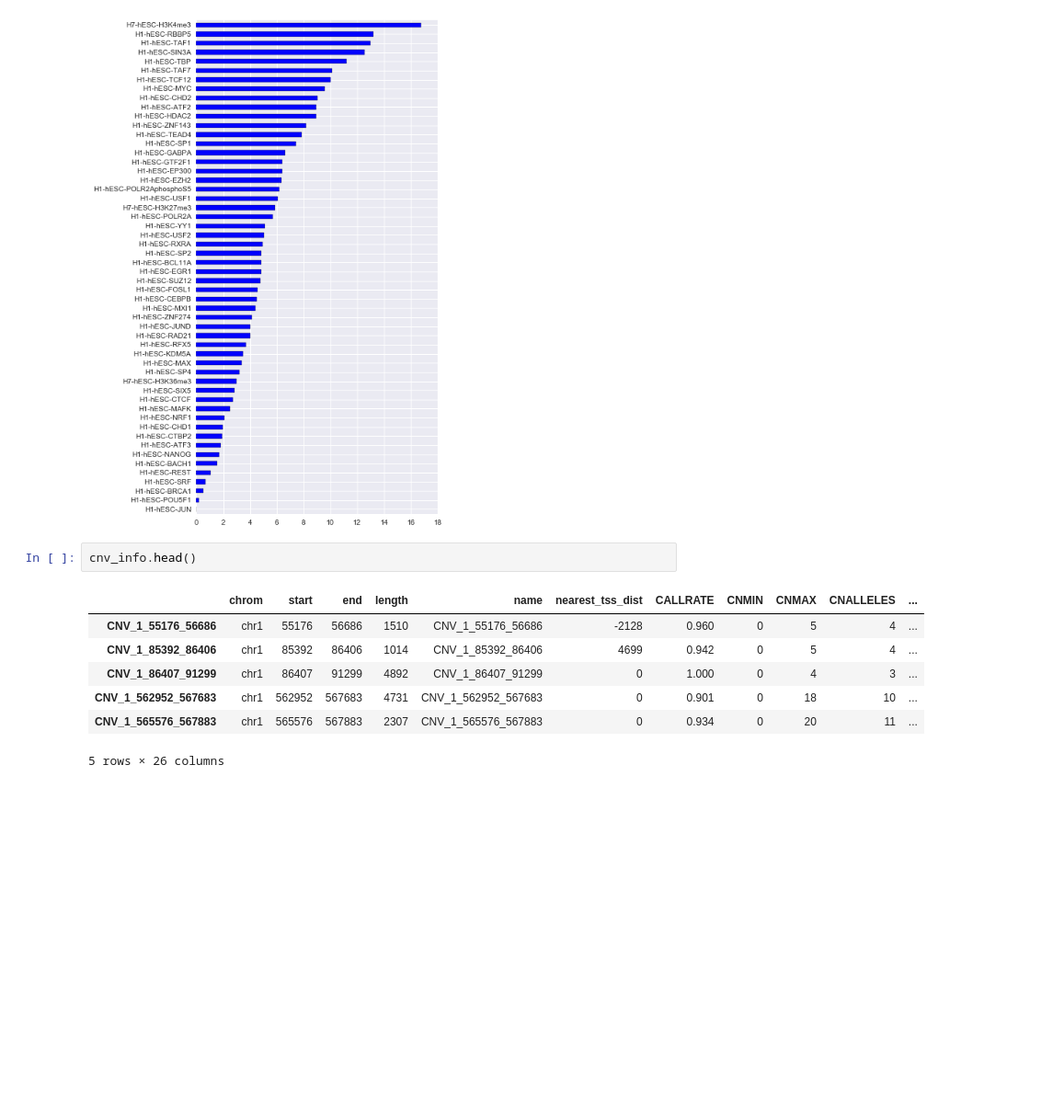
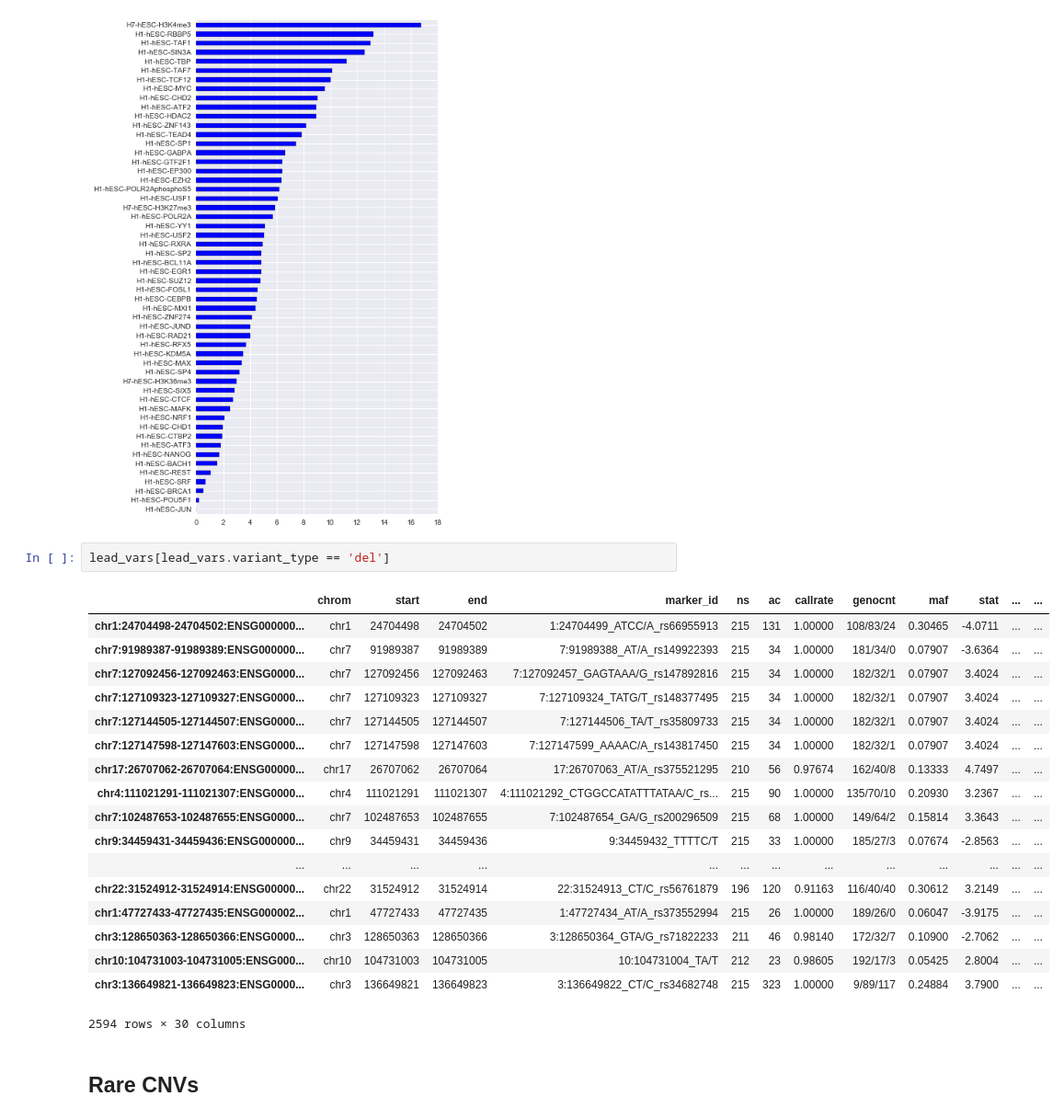
Before and after one commit to frazer-lab/cardips-ipsc-eqtl, a Jupyter notebook: notebooks/CNV Analysis.ipynb, the cells around one changed output. Shown at 92% size. Saved outputs shown, nothing was run; the diff lists cells and outputs as text; blank space fills up the shorter version.

```diff
--- a/notebooks/CNV Analysis.ipynb
+++ b/notebooks/CNV Analysis.ipynb
@@ -330,13 +360,26 @@ plt.figure(figsize=(7, 10))
 plt.tight_layout()
 # %% [output]
 [figure]
-# %%
-cnv_info.head()
-# %% [output]
-|  | chrom | start | end | length | name | nearest_tss_dist | CALLRATE | CNMIN | CNMAX | CNALLELES | ... |
-| CNV_1_55176_56686 | chr1 | 55176 | 56686 | 1510 | CNV_1_55176_56686 | -2128 | 0.960 | 0 | 5 | 4 | ... |
-| CNV_1_85392_86406 | chr1 | 85392 | 86406 | 1014 | CNV_1_85392_86406 | 4699 | 0.942 | 0 | 5 | 4 | ... |
-| CNV_1_86407_91299 | chr1 | 86407 | 91299 | 4892 | CNV_1_86407_91299 | 0 | 1.000 | 0 | 4 | 3 | ... |
-| CNV_1_562952_567683 | chr1 | 562952 | 567683 | 4731 | CNV_1_562952_567683 | 0 | 0.901 | 0 | 18 | 10 | ... |
-| CNV_1_565576_567883 | chr1 | 565576 | 567883 | 2307 | CNV_1_565576_567883 | 0 | 0.934 | 0 | 20 | 11 | ... |
-5 rows × 26 columns
+# %%
+lead_vars[lead_vars.variant_type == 'del']
+# %% [output]
+|  | chrom | start | end | marker_id | ns | ac | callrate | genocnt | maf | stat | ... | ... |
+| chr1:24704498-24704502:ENSG000000... | chr1 | 24704498 | 24704502 | 1:24704499_ATCC/A_rs66955913 | 215 | 131 | 1.00000 | 108/83/24 | 0.30465 | -4.0711 | ... | ... |
+| chr7:91989387-91989389:ENSG000000... | chr7 | 91989387 | 91989389 | 7:91989388_AT/A_rs149922393 | 215 | 34 | 1.00000 | 181/34/0 | 0.07907 | -3.6364 | ... | ... |
+| chr7:127092456-127092463:ENSG0000... | chr7 | 127092456 | 127092463 | 7:127092457_GAGTAAA/G_rs147892816 | 215 | 34 | 1.00000 | 182/32/1 | 0.07907 | 3.4024 | ... | ... |
+| chr7:127109323-127109327:ENSG0000... | chr7 | 127109323 | 127109327 | 7:127109324_TATG/T_rs148377495 | 215 | 34 | 1.00000 | 182/32/1 | 0.07907 | 3.4024 | ... | ... |
+| chr7:127144505-127144507:ENSG0000... | chr7 | 127144505 | 127144507 | 7:127144506_TA/T_rs35809733 | 215 | 34 | 1.00000 | 182/32/1 | 0.07907 | 3.4024 | ... | ... |
+| chr7:127147598-127147603:ENSG0000... | chr7 | 127147598 | 127147603 | 7:127147599_AAAAC/A_rs143817450 | 215 | 34 | 1.00000 | 182/32/1 | 0.07907 | 3.4024 | ... | ... |
+| chr17:26707062-26707064:ENSG00000... | chr17 | 26707062 | 26707064 | 17:26707063_AT/A_rs375521295 | 210 | 56 | 0.97674 | 162/40/8 | 0.13333 | 4.7497 | ... | ... |
+| chr4:111021291-111021307:ENSG0000... | chr4 | 111021291 | 111021307 | 4:111021292_CTGGCCATATTTATAA/C_rs... | 215 | 90 | 1.00000 | 135/70/10 | 0.20930 | 3.2367 | ... | ... |
+| chr7:102487653-102487655:ENSG0000... | chr7 | 102487653 | 102487655 | 7:102487654_GA/G_rs200296509 | 215 | 68 | 1.00000 | 149/64/2 | 0.15814 | 3.3643 | ... | ... |
+| chr9:34459431-34459436:ENSG000000... | chr9 | 34459431 | 34459436 | 9:34459432_TTTTC/T | 215 | 33 | 1.00000 | 185/27/3 | 0.07674 | -2.8563 | ... | ... |
+| ... | ... | ... | ... | ... | ... | ... | ... | ... | ... | ... | ... | ... |
+| chr22:31524912-31524914:ENSG00000... | chr22 | 31524912 | 31524914 | 22:31524913_CT/C_rs56761879 | 196 | 120 | 0.91163 | 116/40/40 | 0.30612 | 3.2149 | ... | ... |
+| chr1:47727433-47727435:ENSG000002... | chr1 | 47727433 | 47727435 | 1:47727434_AT/A_rs373552994 | 215 | 26 | 1.00000 | 189/26/0 | 0.06047 | -3.9175 | ... | ... |
+| chr3:128650363-128650366:ENSG0000... | chr3 | 128650363 | 128650366 | 3:128650364_GTA/G_rs71822233 | 211 | 46 | 0.98140 | 172/32/7 | 0.10900 | -2.7062 | ... | ... |
+| chr10:104731003-104731005:ENSG000... | chr10 | 104731003 | 104731005 | 10:104731004_TA/T | 212 | 23 | 0.98605 | 192/17/3 | 0.05425 | 2.8004 | ... | ... |
+| chr3:136649821-136649823:ENSG0000... | chr3 | 136649821 | 136649823 | 3:136649822_CT/C_rs34682748 | 215 | 323 | 1.00000 | 9/89/117 | 0.24884 | 3.7900 | ... | ... |
+2594 rows × 30 columns
+# %% [markdown]
+## Rare CNVs
```
Also changed, not shown: parts of 16 cells of this notebook, 10 other files.
